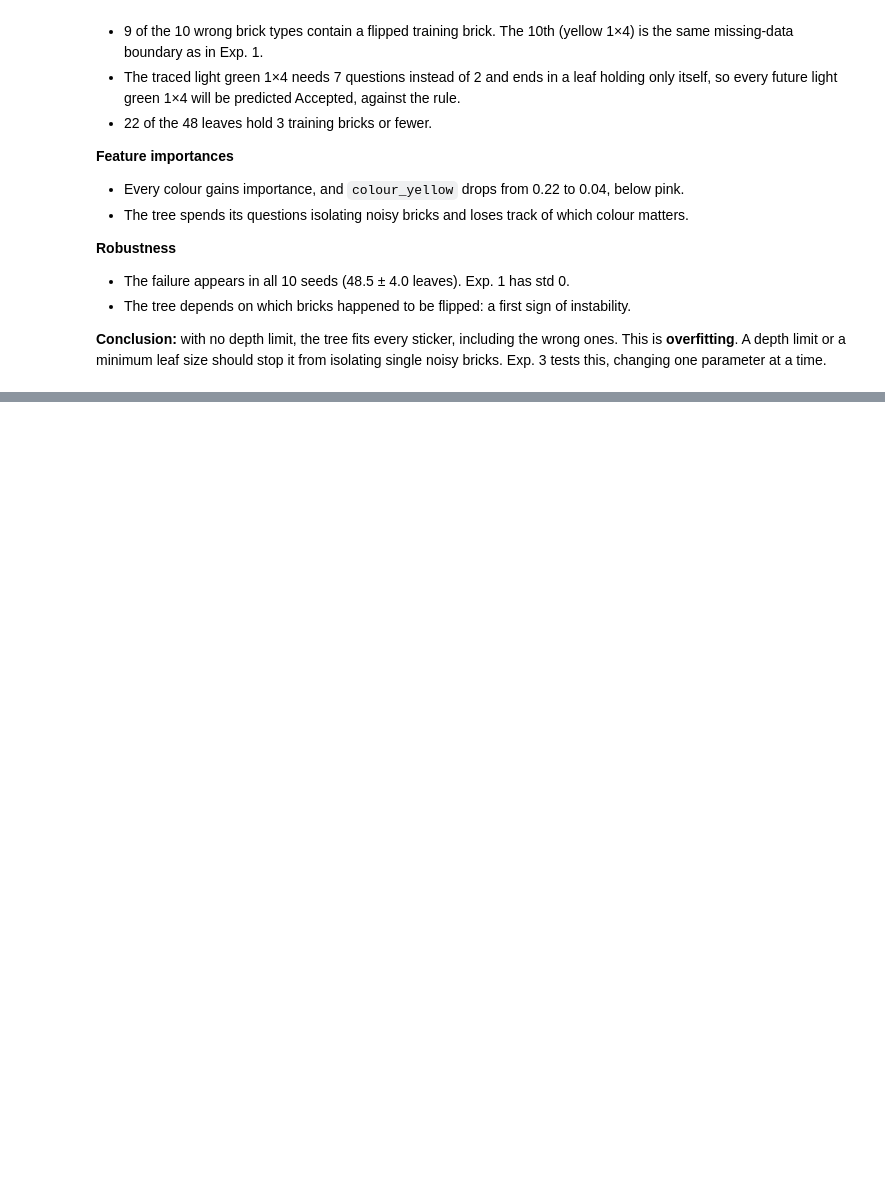
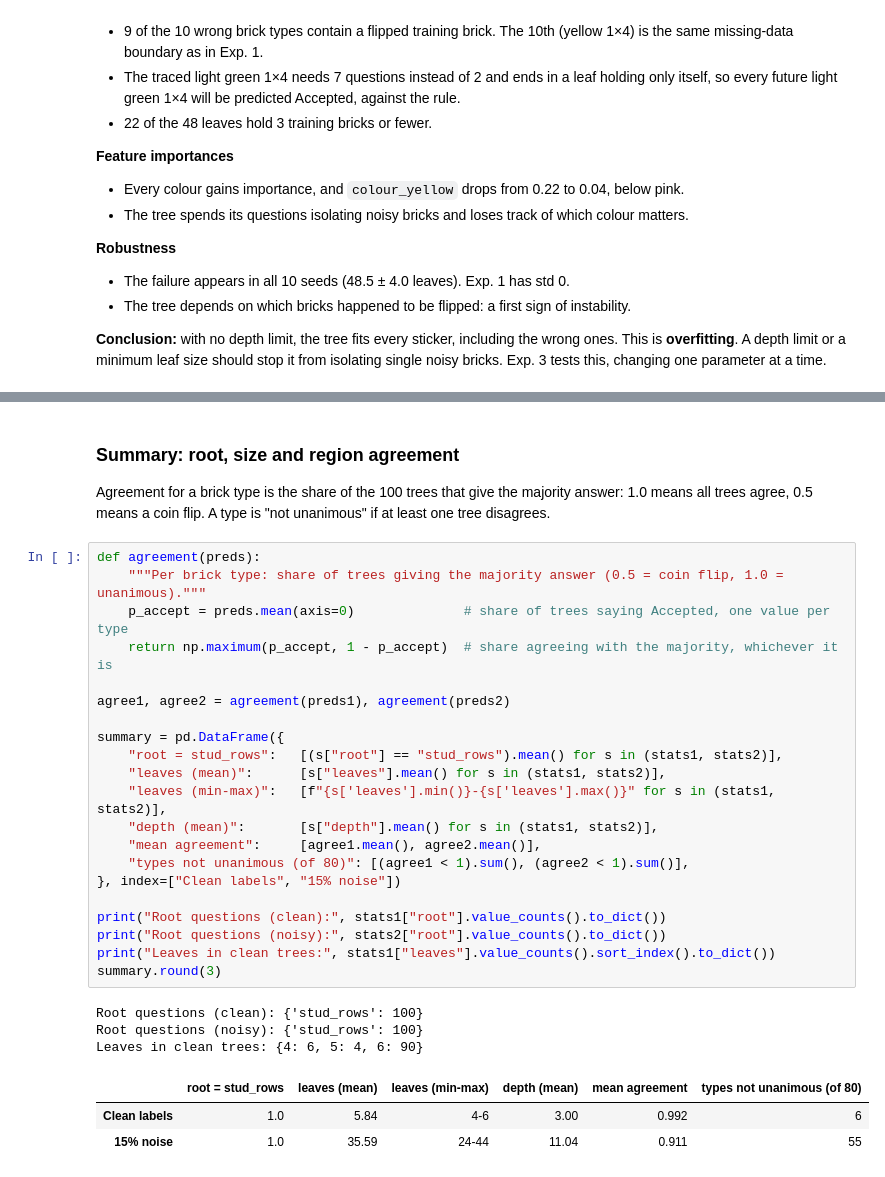
Before and after one commit to migasantunes/decision-trees-lego, a Jupyter notebook: notebooks/dev_b.ipynb, the cells around one changed output, grey strips where cells are left out. Saved outputs shown, nothing was run; the diff lists cells and outputs as text; blank space fills up the shorter version.

```diff
--- a/notebooks/dev_b.ipynb
+++ b/notebooks/dev_b.ipynb
@@ -273,0 +335,31 @@ seeds
+# %% [markdown]
+### Summary: root, size and region agreement
+Agreement for a brick type is the share of the 100 trees that give the majority answer: 1.0 means all trees agree, 0.5 means a coin flip. A type is "not unanimous" if at least one tree disagrees.
+# %%
+def agreement(preds):
+    """Per brick type: share of trees giving the majority answer (0.5 = coin flip, 1.0 = unanimous)."""
+    p_accept = preds.mean(axis=0)              # share of trees saying Accepted, one value per type
+    return np.maximum(p_accept, 1 - p_accept)  # share agreeing with the majority, whichever it is
+
+agree1, agree2 = agreement(preds1), agreement(preds2)
+
+summary = pd.DataFrame({
+    "root = stud_rows":   [(s["root"] == "stud_rows").mean() for s in (stats1, stats2)],
+    "leaves (mean)":      [s["leaves"].mean() for s in (stats1, stats2)],
+    "leaves (min-max)":   [f"{s['leaves'].min()}-{s['leaves'].max()}" for s in (stats1, stats2)],
+    "depth (mean)":       [s["depth"].mean() for s in (stats1, stats2)],
+    "mean agreement":     [agree1.mean(), agree2.mean()],
+    "types not unanimous (of 80)": [(agree1 < 1).sum(), (agree2 < 1).sum()],
+}, index=["Clean labels", "15% noise"])
+
+print("Root questions (clean):", stats1["root"].value_counts().to_dict())
+print("Root questions (noisy):", stats2["root"].value_counts().to_dict())
+print("Leaves in clean trees:", stats1["leaves"].value_counts().sort_index().to_dict())
+summary.round(3)
+# %% [output]
+Root questions (clean): {'stud_rows': 100}
+Root questions (noisy): {'stud_rows': 100}
+Leaves in clean trees: {4: 6, 5: 4, 6: 90}
+|  | root = stud_rows | leaves (mean) | leaves (min-max) | depth (mean) | mean agreement | types not unanimous (of 80) |
+| Clean labels | 1.0 | 5.84 | 4-6 | 3.00 | 0.992 | 6 |
+| 15% noise | 1.0 | 35.59 | 24-44 | 11.04 | 0.911 | 55 |
```
Also changed, not shown: parts of 7 cells of this notebook.
